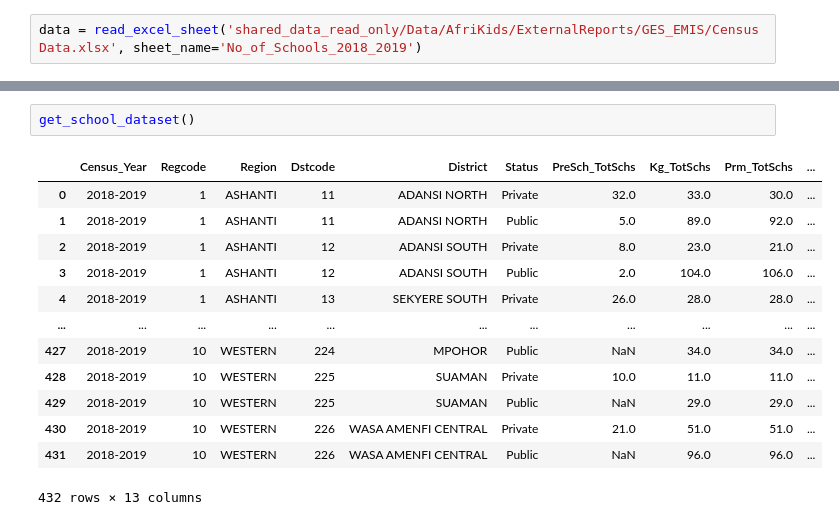
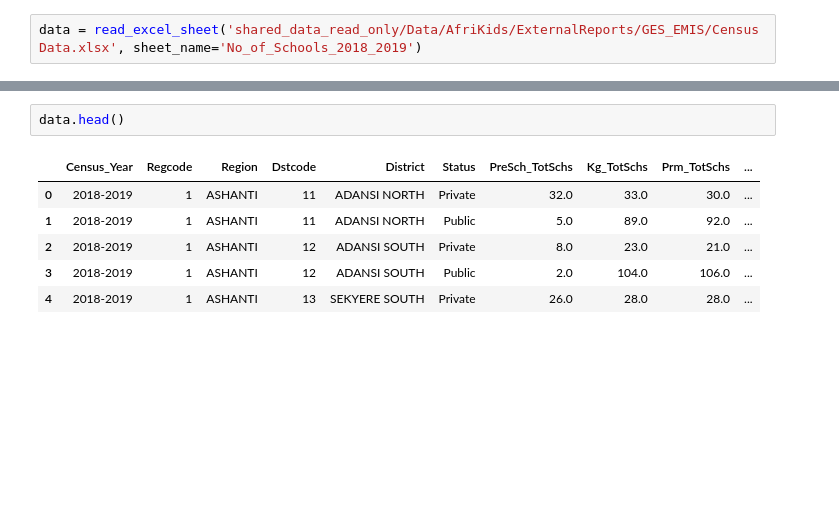
Before and after one commit to dfglondon24/Team-8, a Jupyter notebook: helper_functions.ipynb, the cells around one changed output, grey strips where cells are left out. Drawn from its saved outputs; the diff is of its cells as text; blank space fills up the shorter version.

```diff
--- a/helper_functions.ipynb
+++ b/helper_functions.ipynb
@@ -47,16 +99,9 @@ def get_school_dataset():
 # %%
-get_school_dataset()
+data.head()
 # %% [output]
 |  | Census_Year | Regcode | Region | Dstcode | District | Status | PreSch_TotSchs | Kg_TotSchs | Prm_TotSchs | ... |
 | 0 | 2018-2019 | 1 | ASHANTI | 11 | ADANSI NORTH | Private | 32.0 | 33.0 | 30.0 | ... |
 | 1 | 2018-2019 | 1 | ASHANTI | 11 | ADANSI NORTH | Public | 5.0 | 89.0 | 92.0 | ... |
 | 2 | 2018-2019 | 1 | ASHANTI | 12 | ADANSI SOUTH | Private | 8.0 | 23.0 | 21.0 | ... |
 | 3 | 2018-2019 | 1 | ASHANTI | 12 | ADANSI SOUTH | Public | 2.0 | 104.0 | 106.0 | ... |
 | 4 | 2018-2019 | 1 | ASHANTI | 13 | SEKYERE SOUTH | Private | 26.0 | 28.0 | 28.0 | ... |
-| ... | ... | ... | ... | ... | ... | ... | ... | ... | ... | ... |
-| 427 | 2018-2019 | 10 | WESTERN | 224 | MPOHOR | Public | NaN | 34.0 | 34.0 | ... |
-| 428 | 2018-2019 | 10 | WESTERN | 225 | SUAMAN | Private | 10.0 | 11.0 | 11.0 | ... |
-| 429 | 2018-2019 | 10 | WESTERN | 225 | SUAMAN | Public | NaN | 29.0 | 29.0 | ... |
-| 430 | 2018-2019 | 10 | WESTERN | 226 | WASA AMENFI CENTRAL | Private | 21.0 | 51.0 | 51.0 | ... |
-| 431 | 2018-2019 | 10 | WESTERN | 226 | WASA AMENFI CENTRAL | Public | NaN | 96.0 | 96.0 | ... |
-432 rows × 13 columns
```
Also changed, not shown: parts of 1 cell of this notebook.
